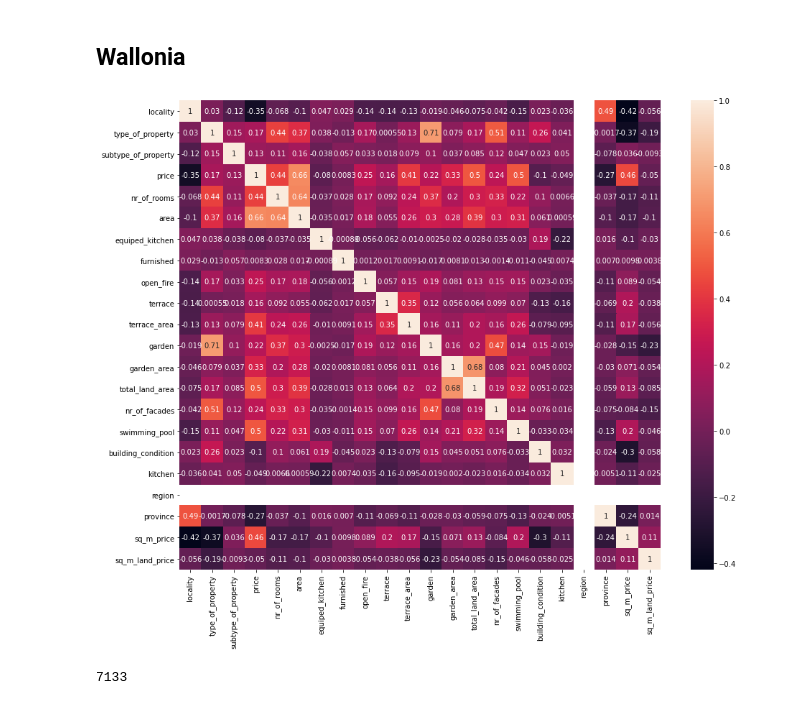
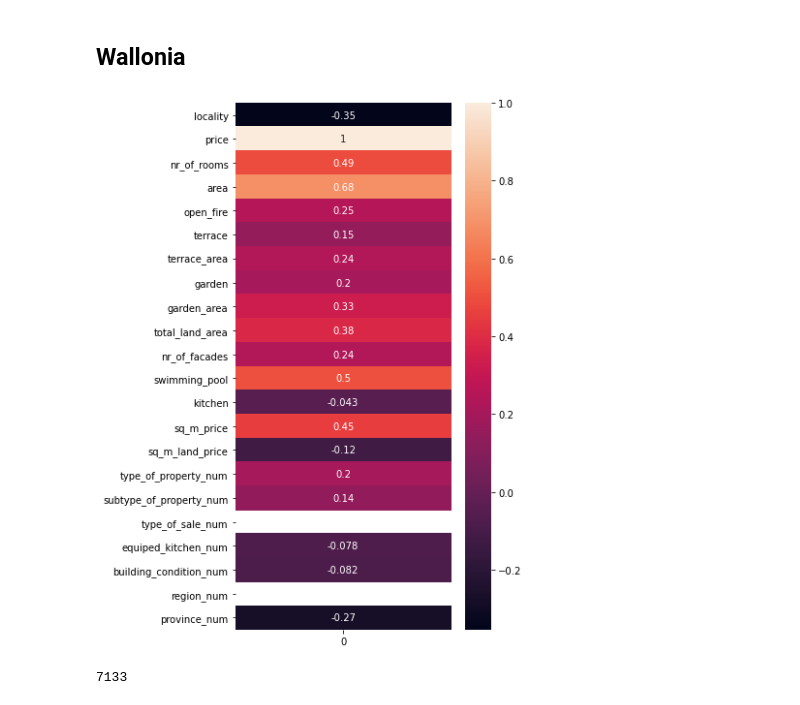
Before and after one commit to jcoumont/challenge-data-analysis, a Jupyter notebook: correlation_gui.ipynb, the cells around one changed output. Saved outputs shown, nothing was run; the diff lists cells and outputs as text; code cells hidden in the pictures.

```diff
--- a/correlation_gui.ipynb
+++ b/correlation_gui.ipynb
@@ -37,5 +38,4 @@ plt.show()
 # %%
-Wallonia = data.loc[data['region'] == 2]
-Flandern = data.loc[data['region'] == 1]
-Brussels = data.loc[data['region'] == 0]
-Wallonia.head(10)
+Wallonia = data.loc[data['region_num'] == 2]
+Flandern = data.loc[data['region_num'] == 1]
+Brussels = data.loc[data['region_num'] == 0]
@@ -159,10 +198,13 @@ corrMatrix_wall = Wallonia.corr()
+# %%
+corrMatrix_wall = Wallonia.corrwith(Wallonia["price"])
+corrMatrix_wall = pd.DataFrame(corrMatrix_wall)
 # %%
-fig_dims = (15, 12)
+fig_dims = (5, 10)
 fig, ax = plt.subplots(figsize=fig_dims)
 sns.heatmap(corrMatrix_wall, annot=True, ax = ax)
 plt.show()
 # %% [output]
-[figure, old version]
+[figure, new version]
 # %%
 Wallonia.groupby('locality')['price'].mean().idxmax()
 #7133 is Buvrinnes
```
Also changed, not shown: parts of 77 cells of this notebook.
